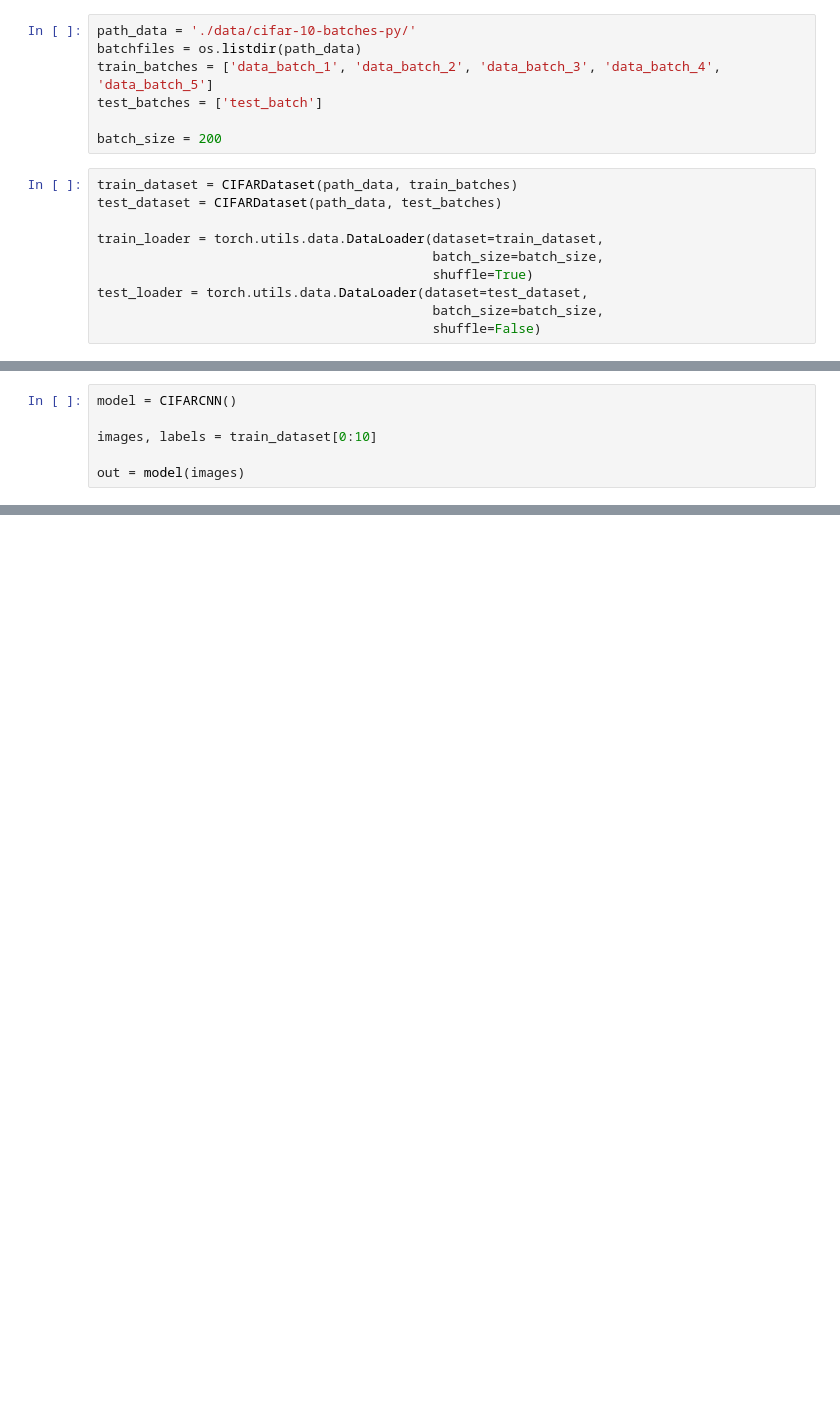
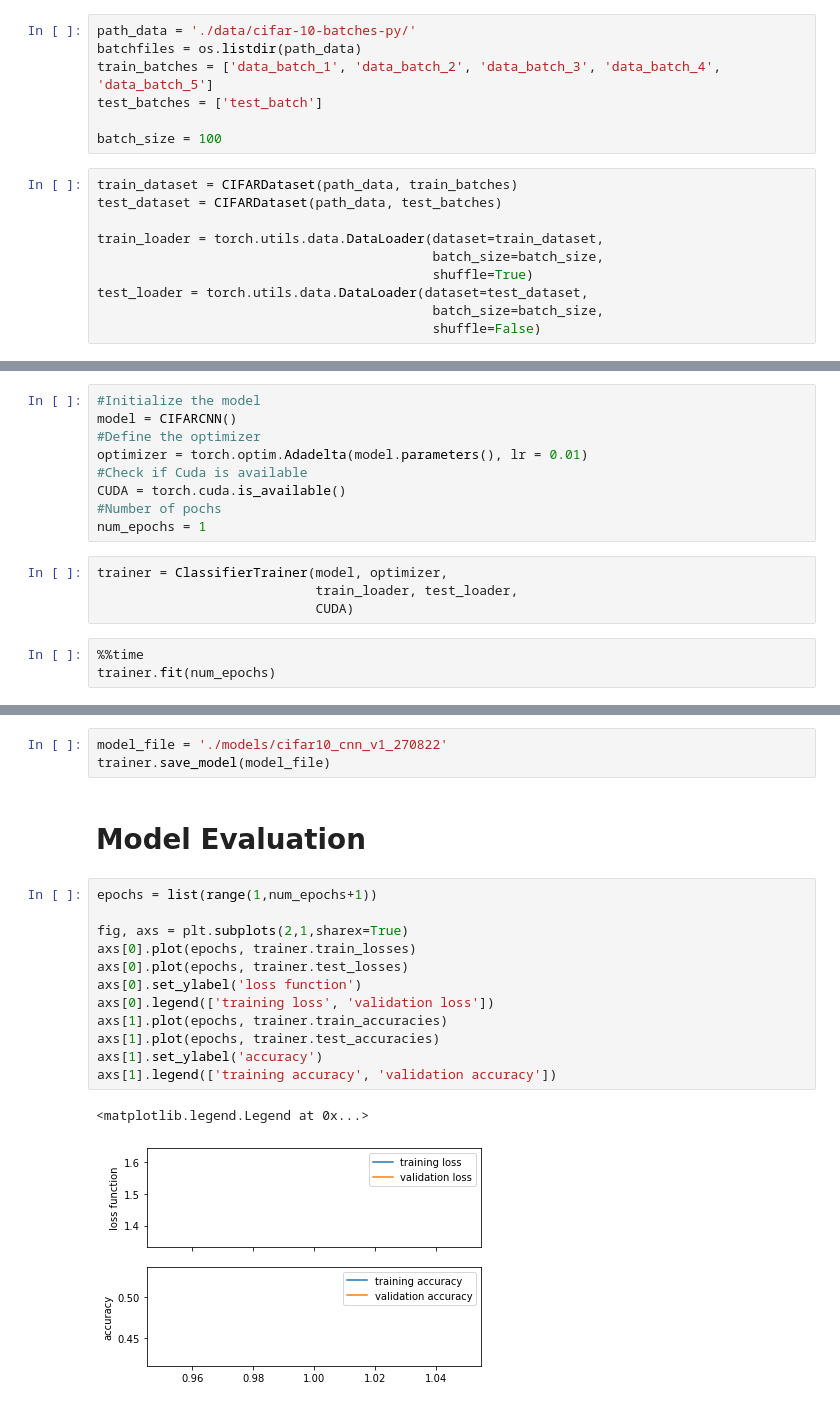
Before and after one commit to behroozeslami/deep-learning-application, a Jupyter notebook: CIFAR-10_CNN_V1.ipynb, the cells around one changed output, grey strips where cells are left out. Cells and saved outputs as stored; diff of their text form; blank space fills up the shorter version.

Commit message:
CNN to classify CIFAR10 dataset (version 1).

```diff
--- a/CIFAR-10_CNN_V1.ipynb
+++ b/CIFAR-10_CNN_V1.ipynb
@@ -99,7 +113,7 @@ batchfiles = os.listdir(path_data)
 train_batches = ['data_batch_1', 'data_batch_2', 'data_batch_3', 'data_batch_4', 'data_batch_5']
 test_batches = ['test_batch']
 
-batch_size = 200
+batch_size = 100
 # %%
 train_dataset = CIFARDataset(path_data, train_batches)
 test_dataset = CIFARDataset(path_data, test_batches)
@@ -119,6 +129,16 @@ test the mdel
 # %%
+#Initialize the model
 model = CIFARCNN()
-
-images, labels = train_dataset[0:10]
-
-out = model(images)
+#Define the optimizer
+optimizer = torch.optim.Adadelta(model.parameters(), lr = 0.01)
+#Check if Cuda is available
+CUDA = torch.cuda.is_available()
+#Number of pochs
+num_epochs = 1
+# %%
+trainer = ClassifierTrainer(model, optimizer,
+                            train_loader, test_loader,
+                            CUDA)
+# %%
+%%time
+trainer.fit(num_epochs)
@@ -124,0 +149,20 @@ out = model(images)
+# %%
+model_file = './models/cifar10_cnn_v1_270822'
+trainer.save_model(model_file)
+# %% [markdown]
+# Model Evaluation
+# %%
+epochs = list(range(1,num_epochs+1))
+
+fig, axs = plt.subplots(2,1,sharex=True)
+axs[0].plot(epochs, trainer.train_losses)
+axs[0].plot(epochs, trainer.test_losses)
+axs[0].set_ylabel('loss function')
+axs[0].legend(['training loss', 'validation loss'])
+axs[1].plot(epochs, trainer.train_accuracies)
+axs[1].plot(epochs, trainer.test_accuracies)
+axs[1].set_ylabel('accuracy')
+axs[1].legend(['training accuracy', 'validation accuracy'])
+# %% [output]
+<matplotlib.legend.Legend at 0x...>
+[figure, added]
```
Also changed, not shown: parts of 10 cells of this notebook.
